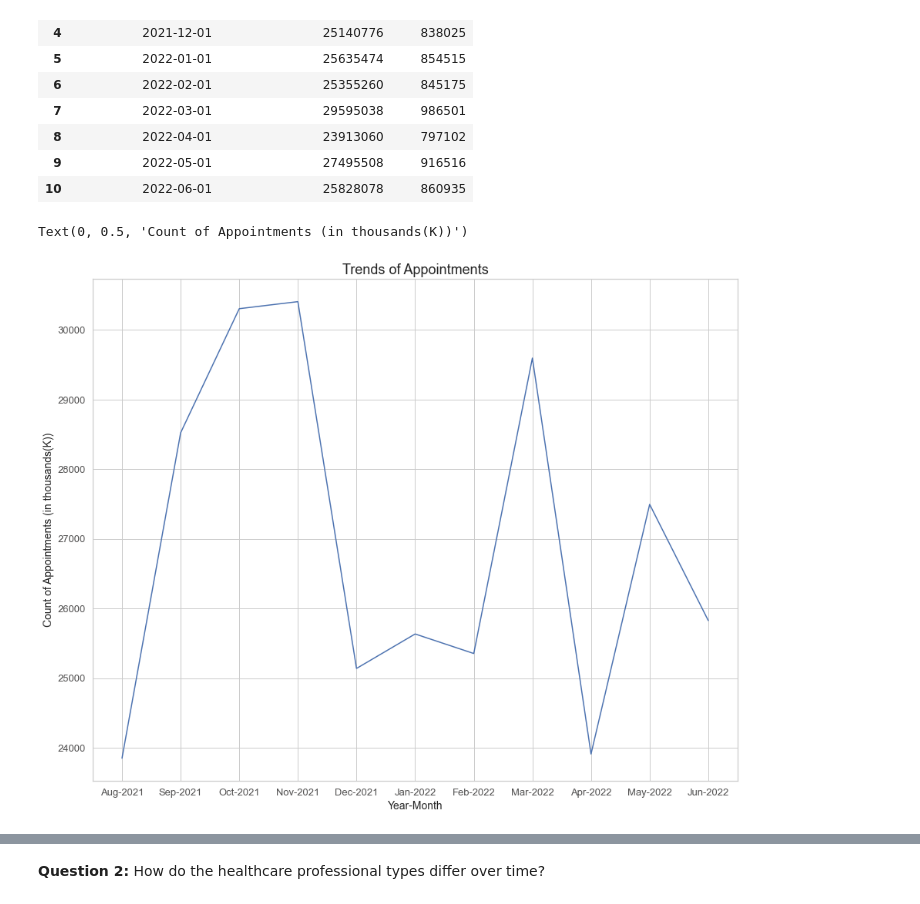
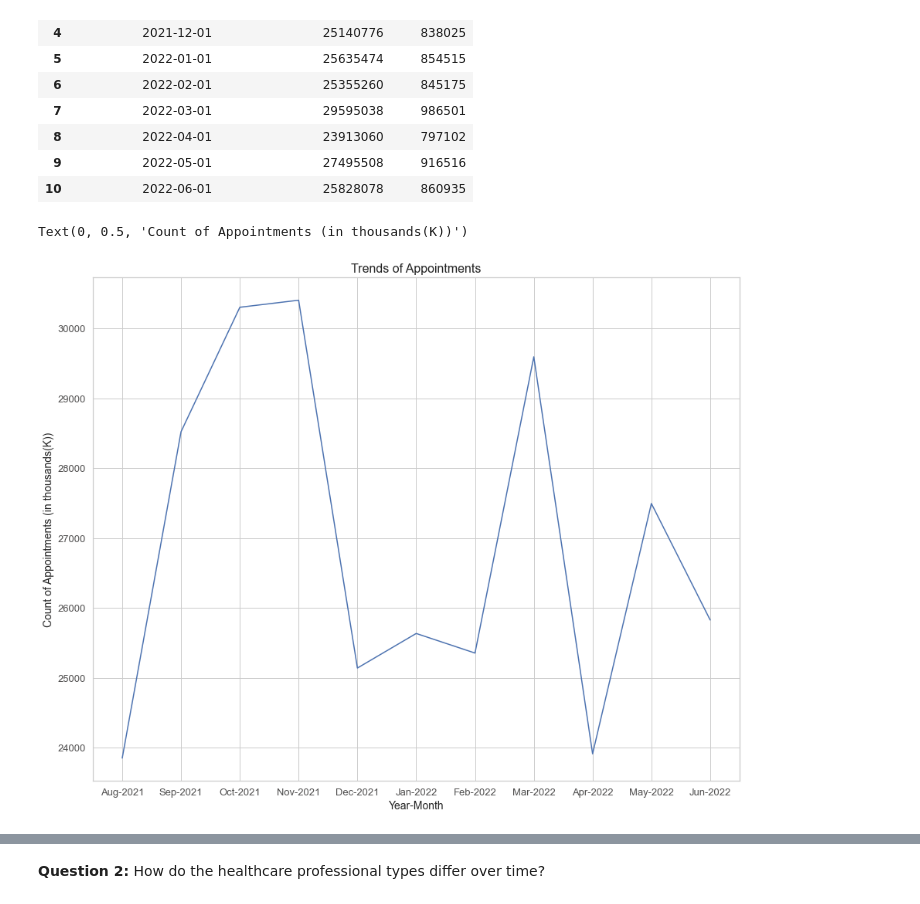
Before and after one commit to Smita-Pr/NHS_DataAnalysis_LSE_DA201_Assignment_Files, a Jupyter notebook: Code/Prasad_Smita_LSE_DA201_Assignment_Notebook.ipynb, the cells around one changed output, grey strips where cells are left out. Cells and saved outputs as stored; diff of their text form; code cells hidden in the pictures.

Commit message:
Format Markdown text

```diff
--- a/Code/Prasad_Smita_LSE_DA201_Assignment_Notebook.ipynb
+++ b/Code/Prasad_Smita_LSE_DA201_Assignment_Notebook.ipynb
@@ -1104,6 +1115,31 @@ plt.show()
 # Analysing the dataset for key concerns
 # %% [markdown]
 ### Investigate the main concerns posed by the NHS.
+# %%
+
+# # Colour palette to make charts look better.
+blue, = sns.color_palette("muted", 1)
+
+# Dark grid, white grid, dark, white, and ticks.
+sns.set_style('whitegrid')
+
+# Font size of the axes titles.
+plt.rc('axes', titlesize=18)
+
+# Font size of the x and y labels.
+plt.rc('axes', labelsize=14)
+
+# Font size of the tick labels.
+plt.rc('xtick', labelsize=13,color='#4f4e4e')
+
+# Font size of the tick labels.
+plt.rc('ytick', labelsize=13,color='#4f4e4e')
+
+# Font size of the Legend.
+plt.rc('legend', fontsize=13)
+
+# Default text size.
+plt.rc('font', size=13)
 # %%
 # Prepare your workstation.
 # Load the appointments_regional.csv file.
@@ -1200,15 +1236,15 @@ ar_df
 # %%
 # Plot sum of count of monthly visits.
 # Convert the appointment_month to string data type for ease of visualisation.
 
 ar_df.appointment_month = pd.to_datetime(ar_df.appointment_month)
 ar_df.appointment_month=ar_df['appointment_month'].apply(lambda x: x.strftime('%b-%Y'))
 daily_util_capacity = 1200000
 ar_df['util_gap']= ((daily_util_capacity-ar_df['utilisation'])*100)/ar_df['utilisation']
 sns.lineplot(data=ar_df,x=ar_df.appointment_month,y=(ar_df.count_of_appointments/1000))
-plt.title("Trends of Appointments")
+plt.title("Trends of Appointments",fontsize=16)
 plt.xlabel("Year-Month")
 plt.ylabel("Count of Appointments (in thousands(K))")
 # %% [output]
 Text(0, 0.5, 'Count of Appointments (in thousands(K))')
-[figure, old version]
+[figure, new version]
```
Also changed, not shown: parts of 33 cells of this notebook, 1 other file.
